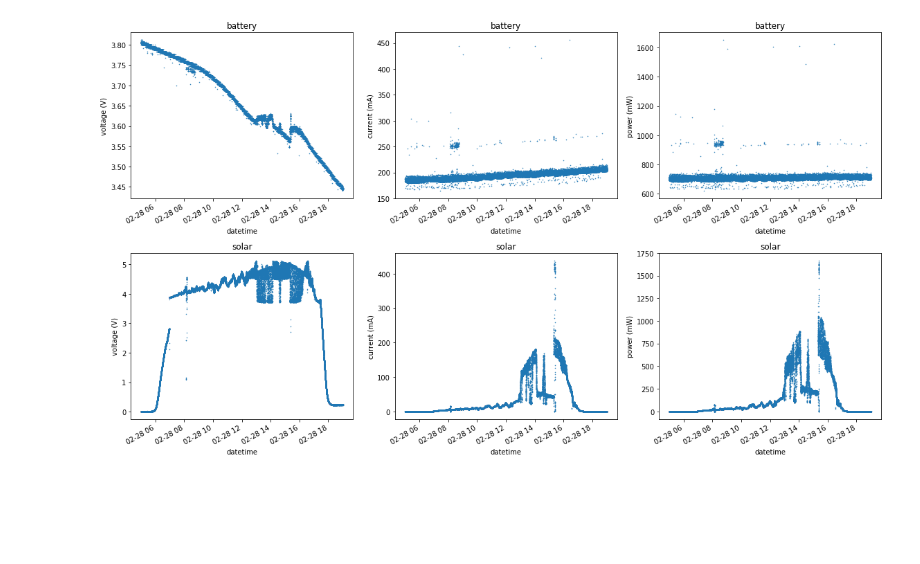
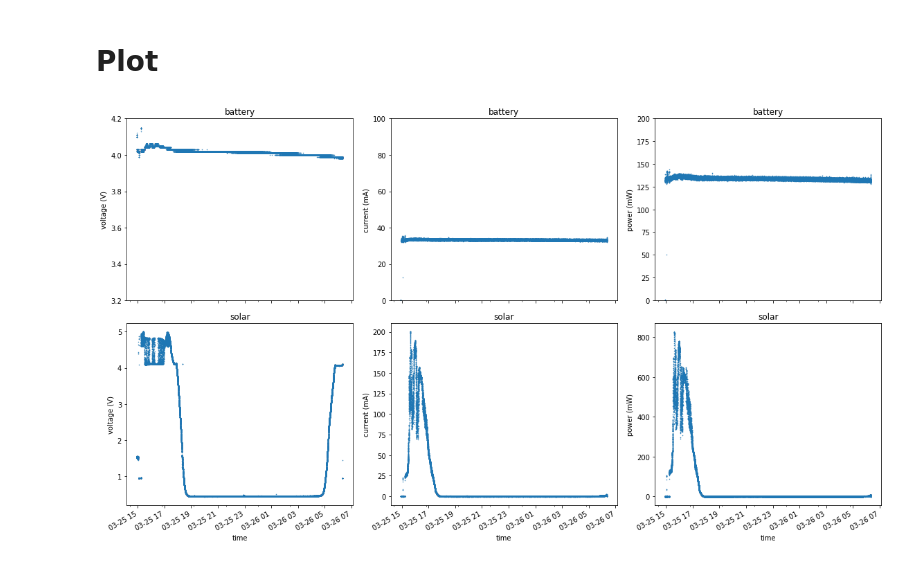
Before and after one commit to JeroenDelcour/solarpi, a Jupyter notebook: plot.ipynb, the cells around one changed output. Saved outputs shown, nothing was run; the diff lists cells and outputs as text; code cells hidden in the pictures; blank space fills up the shorter version.

Commit message:
read from CSV, updated plot

```diff
--- a/plot.ipynb
+++ b/plot.ipynb
@@ -20,0 +25,13 @@ battery['power (mW)'] = battery['voltage (V)'] * battery['current (mA)']
+# %%
+def parse(data):
+    # remove duplicate headers
+    data = data.loc[data['time'] != 'time']
+    # convert to appropriate datatypes
+    data.loc[:,'time'] = pd.to_datetime(data.loc[:,'time'], unit='s')
+    data.loc[:,['voltage (V)', 'current (mA)']] = data.loc[:,['voltage (V)', 'current (mA)']].astype(float)
+    # set index
+    data = data.set_index('time')
+    return data
+# %%
+battery = parse(pd.read_csv('data/BATTERY.CSV'))
+solar = parse(pd.read_csv('data/SOLAR.CSV'))
@@ -21,20 +52,23 @@ battery['power (mW)'] = battery['voltage (V)'] * battery['current (mA)']
+# %% [markdown]
+# Plot
 # %%
-# from_ = '2018-02-28 05:00'
-# to    = '2018-02-28 19:00'
-
 fig, axes = plt.subplots(ncols=3, nrows=2, figsize=(16,9), sharex=True)
 
 for i,x in enumerate([battery, solar]):
     for j in range(3):
         axes[i,j].set_title(['battery', 'solar'][i])
     axes[i,0].set_ylabel('voltage (V)')
     axes[i,1].set_ylabel('current (mA)')
     axes[i,2].set_ylabel('power (mW)')
-    x.loc[from_:to, 'voltage (V)'].plot(ax=axes[i,0], style='.', markersize=1)
-    x.loc[from_:to, 'current (mA)'].plot(ax=axes[i,1], style='.', markersize=1)
-    x.loc[from_:to, 'power (mW)'].plot(ax=axes[i,2], style='.', markersize=1)
+    x.loc[:, 'voltage (V)'].plot(ax=axes[i,0], style='.', markersize=1)
+    x.loc[:, 'current (mA)'].plot(ax=axes[i,1], style='.', markersize=1)
+    x.loc[:, 'power (mW)'].plot(ax=axes[i,2], style='.', markersize=1)
+
+axes[0,0].set_ylim([3.2,4.2])
+axes[0,1].set_ylim([0,100])
+axes[0,2].set_ylim([0,200])
 
 plt.tight_layout()
 plt.show()
 # %% [output]
-[figure, old version]
+[figure, new version]
```
Also changed, not shown: parts of 6 cells of this notebook.
